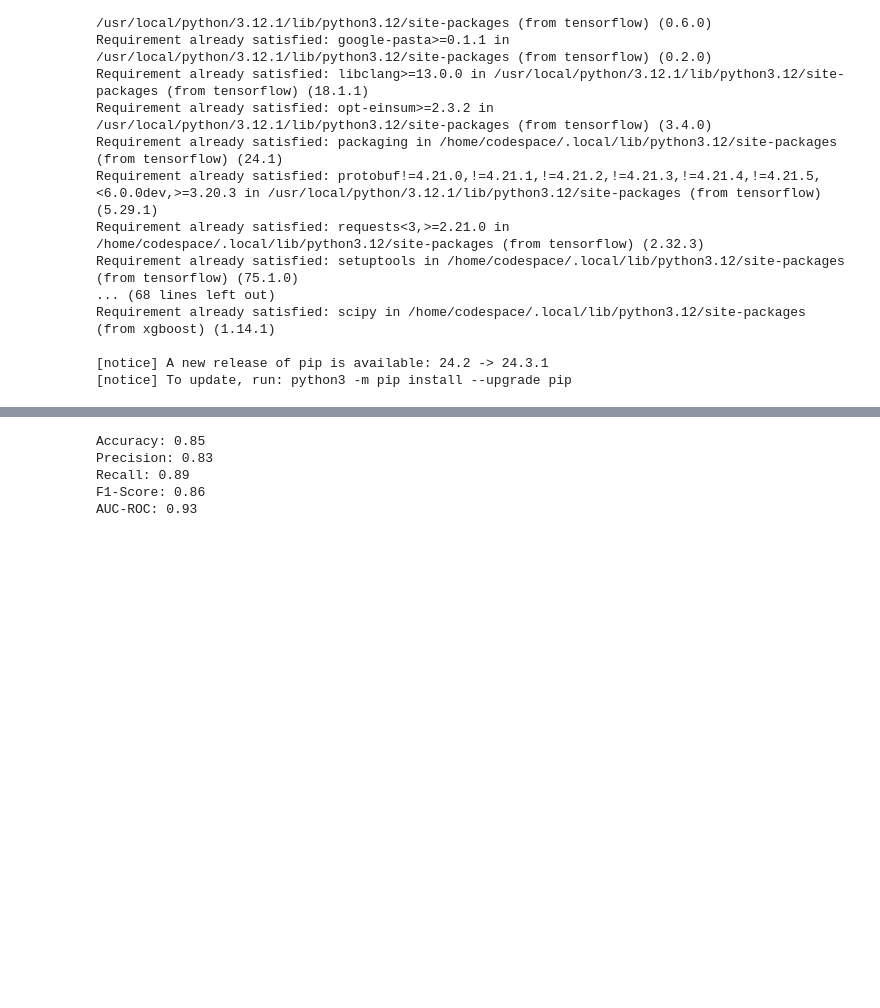
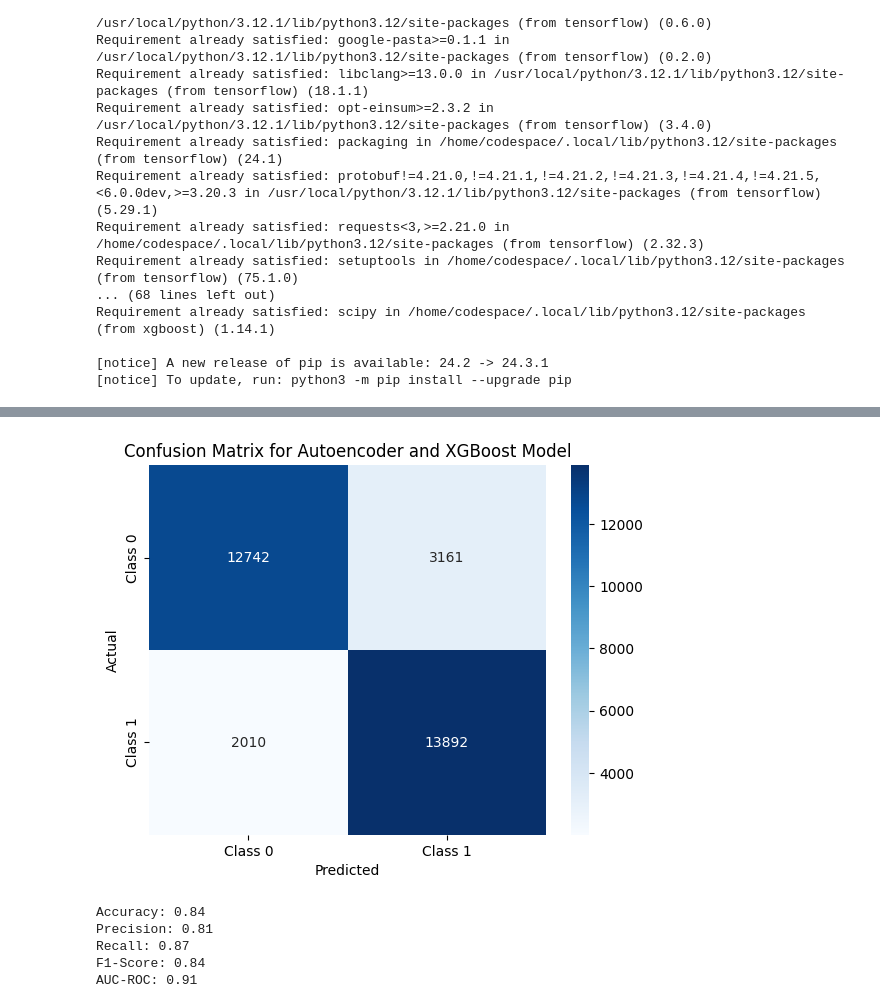
Before and after one commit to radhika2026/Patient-Readmit-Prediction, a Jupyter notebook: Novel_Model.ipynb, the cells around one changed output, grey strips where cells are left out. Cells and saved outputs as stored; diff of their text form; code cells hidden in the pictures; blank space fills up the shorter version.

Commit message:
novel model added

```diff
--- a/Novel_Model.ipynb
+++ b/Novel_Model.ipynb
@@ -125,11 +132,20 @@ Epoch 21/50
 # %%
 #Large and Thought Out Grid Search
+# param_grid = {
+#     'n_estimators': [100, 200, 300],
+#     'max_depth': [5, 8, 10],
+#     'learning_rate': [0.01, 0.1, 0.2, 0.3],
+#     'subsample': [0.8, 1.0],
+#     'colsample_bytree': [0.8, 1.0],
+# }
+
+#Results that we got
 param_grid = {
-    'n_estimators': [100, 200, 300],
-    'max_depth': [5, 8, 10],
-    'learning_rate': [0.01, 0.1, 0.2, 0.3],
-    'subsample': [0.8, 1.0],
-    'colsample_bytree': [0.8, 1.0],
+    'n_estimators': [300],
+    'max_depth': [10],
+    'learning_rate': [0.3],
+    'subsample': [0.8],
+    'colsample_bytree': [1.0],
 }
 
 xgb_clf = xgb.XGBClassifier(
@@ -164,24 +180,29 @@ Best Parameters from Grid Search:
 y_pred = best_xgb.predict(X_test_encoded)
 y_pred_proba = best_xgb.predict_proba(X_test_encoded)[:, 1]
 # %%
-onf_matrix = confusion_matrix(y_test, y_pred)
+conf_matrix = confusion_matrix(y_test, y_pred)
 accuracy = accuracy_score(y_test, y_pred)
 precision = precision_score(y_test, y_pred)
 recall = recall_score(y_test, y_pred)
 f1 = f1_score(y_test, y_pred)
 roc_auc = roc_auc_score(y_test, y_pred_proba)
 
-# Print evaluation metrics
-# print("Confusion Matrix:")
-# print(conf_matrix)
+plt.figure()
+sns.heatmap(conf_matrix, annot=True, fmt='d', cmap='Blues', xticklabels=['Class 0', 'Class 1'], yticklabels=['Class 0', 'Class 1'])
+plt.title(f"Confusion Matrix for Autoencoder and XGBoost Model")
+plt.xlabel("Predicted")
+plt.ylabel("Actual")
+plt.show()
+
 print(f"Accuracy: {accuracy:.2f}")
 print(f"Precision: {precision:.2f}")
 print(f"Recall: {recall:.2f}")
 print(f"F1-Score: {f1:.2f}")
 print(f"AUC-ROC: {roc_auc:.2f}")
 # %% [output]
+[figure, added]
-Accuracy: 0.85
-Precision: 0.83
-Recall: 0.89
-F1-Score: 0.86
-AUC-ROC: 0.93
+Accuracy: 0.84
+Precision: 0.81
+Recall: 0.87
+F1-Score: 0.84
+AUC-ROC: 0.91
```
Also changed, not shown: parts of 7 cells of this notebook.
